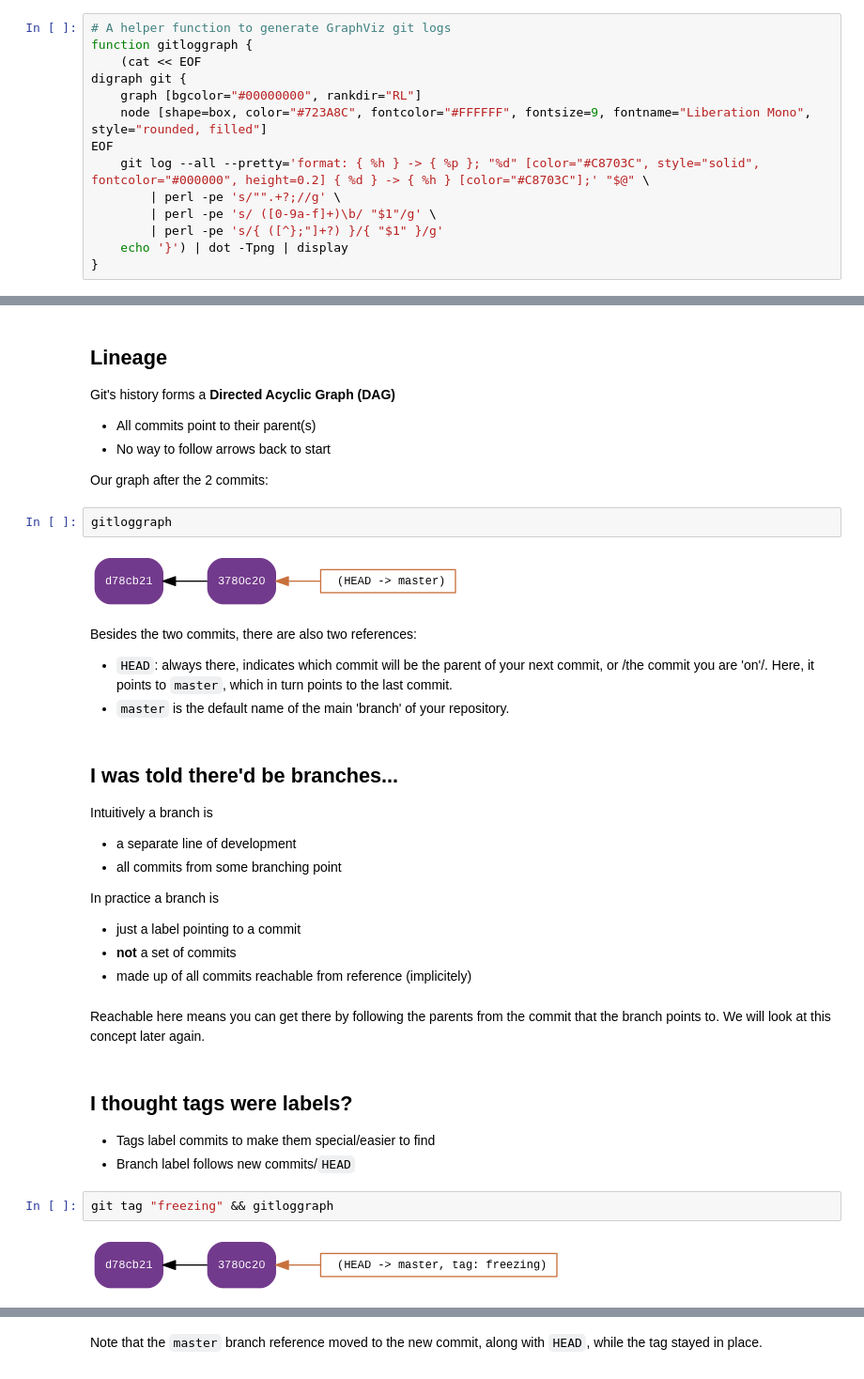
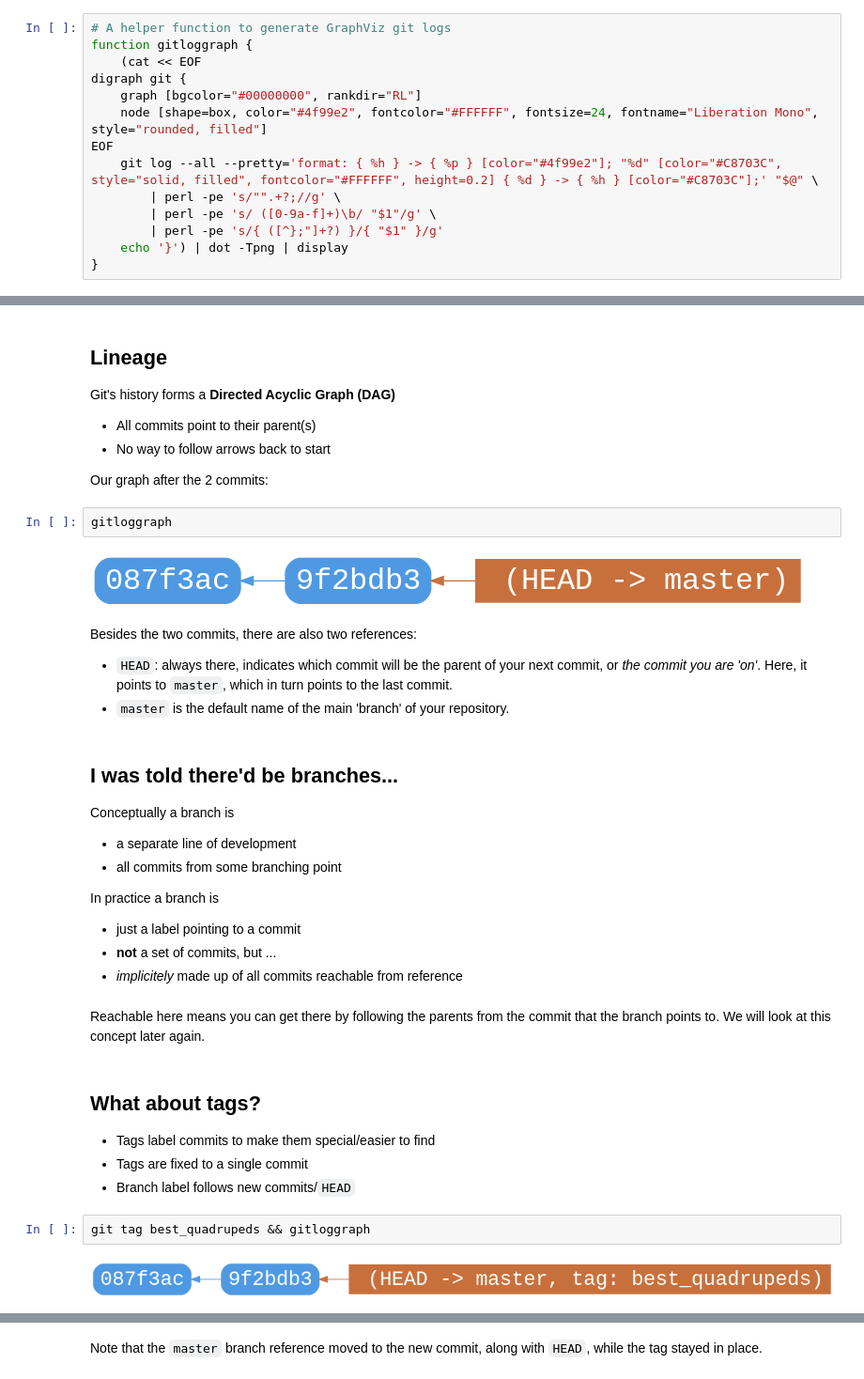
Before and after one commit to sgvandijk/notebooks, a Jupyter notebook: using_git/using_git.ipynb, the cells around one changed output, grey strips where cells are left out. Shown at 94% size. Drawn from its saved outputs; the diff is of its cells as text.

```diff
--- a/using_git/using_git.ipynb
+++ b/using_git/using_git.ipynb
@@ -35,9 +19,9 @@ function gitloggraph {
     (cat << EOF
 digraph git {
     graph [bgcolor="#00000000", rankdir="RL"]
-    node [shape=box, color="#723A8C", fontcolor="#FFFFFF", fontsize=9, fontname="Liberation Mono", style="rounded, filled"]
+    node [shape=box, color="#4f99e2", fontcolor="#FFFFFF", fontsize=24, fontname="Liberation Mono", style="rounded, filled"]
 EOF
-    git log --all --pretty='format: { %h } -> { %p }; "%d" [color="#C8703C", style="solid", fontcolor="#000000", height=0.2] { %d } -> { %h } [color="#C8703C"];' "$@" \
+    git log --all --pretty='format: { %h } -> { %p } [color="#4f99e2"]; "%d" [color="#C8703C", style="solid, filled", fontcolor="#FFFFFF", height=0.2] { %d } -> { %h } [color="#C8703C"];' "$@" \
         | perl -pe 's/"".+?;//g' \
         | perl -pe 's/ ([0-9a-f]+)\b/ "$1"/g' \
         | perl -pe 's/{ ([^};"]+?) }/{ "$1" }/g'
@@ -222,29 +237,30 @@ Our graph after the 2 commits:
 # %%
 gitloggraph
 # %% [output]
-[figure, old version]
+[figure, new version]
 # %% [markdown]
 Besides the two commits, there are also two references:
-* `HEAD`: always there, indicates which commit will be the parent of your next commit, or /the commit you are 'on'/. Here, it points to `master`, which in turn points to the last commit.
+* `HEAD`: always there, indicates which commit will be the parent of your next commit, or _the commit you are 'on'_. Here, it points to `master`, which in turn points to the last commit.
 * `master` is the default name of the main 'branch' of your repository.
 # %% [markdown]
 ## I was told there'd be branches...
-Intuitively a branch is
+Conceptually a branch is
 - a separate line of development
 - all commits from some branching point
 
 In practice a branch is
 - just a label pointing to a commit
-- **not** a set of commits
-- made up of all commits reachable from reference (implicitely)
+- **not** a set of commits, but ...
+- _implicitely_ made up of all commits reachable from reference
 # %% [markdown]
 Reachable here means you can get there by following the parents from the commit that the branch points to. We will look at this concept later again.
 # %% [markdown]
-## I thought tags were labels?
+## What about tags?
 - Tags label commits to make them special/easier to find
+- Tags are fixed to a single commit
 - Branch label follows new commits/`HEAD`
 # %%
-git tag "freezing" && gitloggraph
+git tag best_quadrupeds && gitloggraph
 # %% [output]
-[figure, old version]
+[figure, new version]
 # %%
```
Also changed, not shown: parts of 103 cells of this notebook.
